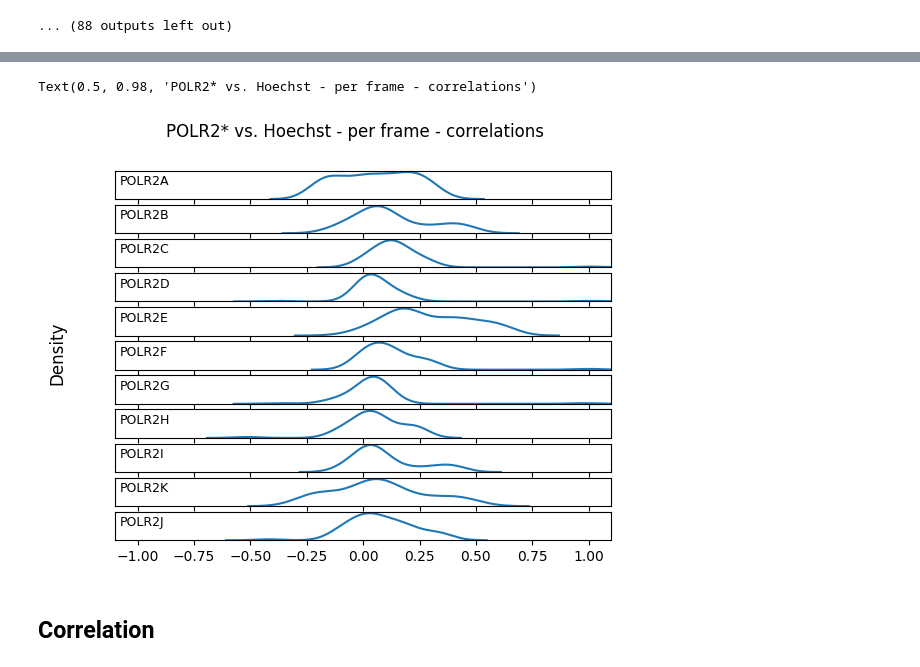
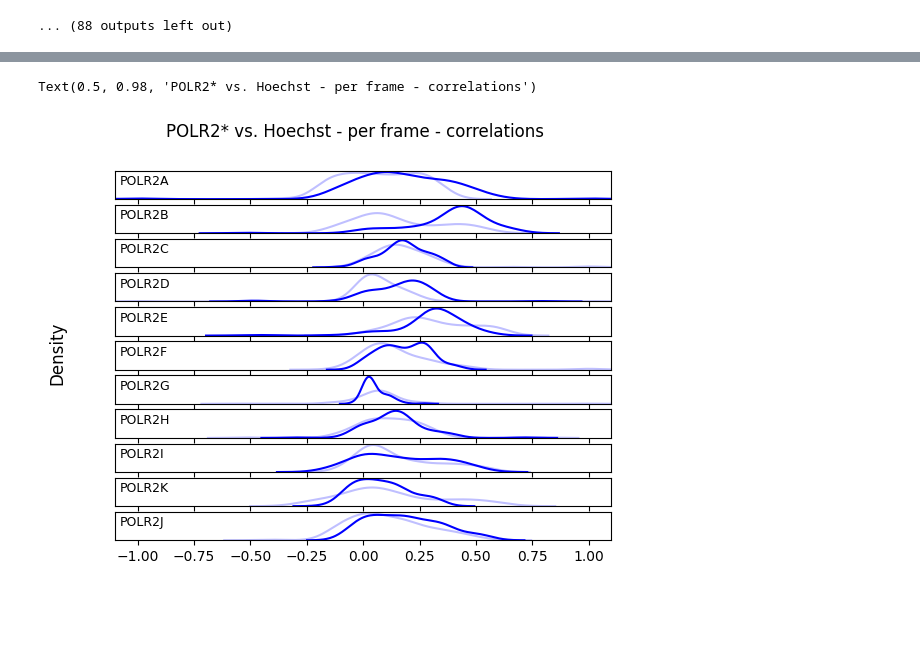
Before and after one commit to amulyagarimella/intranuclear-structures, a Jupyter notebook: compare_subunits_v1.ipynb, the cells around one changed output, grey strips where cells are left out. Saved outputs shown, nothing was run; the diff lists cells and outputs as text; code cells hidden in the pictures; blank space fills up the shorter version.

```diff
--- a/compare_subunits_v1.ipynb
+++ b/compare_subunits_v1.ipynb
@@ -196,3 +129,6 @@ POLR2J
+# %%
+with open("/Users/amulya/Desktop/Buenrostro_Lab/intranuclear-structures/pol_shifted_imgs.pickle", "rb") as input_file:
+    shifted_res = pickle.load(input_file)
 # %% [markdown]
 # xcorr surface viz
 # %%
@@ -288 +226,25 @@ Text(0.5, 0.98, 'POLR2* vs. Hoechst - max xcorr')
+# %%
+corrs = {}
+for k, (v0, v1, v2) in r.items():
+    print(k)
+    if k == "POL2RB":
+        continue
+    print(np.shape(v0))
+    if np.shape(v0)[1] < 50 or np.shape(v0)[2] < 50:
+        continue
+    corrs[k] = hoechst_v_stain(v0, v1, fn = lambda a,b: scipy.stats.pearsonr(a,b)[0], norm=False,flatten=True,per_frame=True)
+# %%
+fig, axes = plt.subplots(ncols=1, nrows=len(corrs), sharex=True)
+
+for i in range(len(corrs.keys())):
+    k = list(corrs.keys())[i]
+    ax_to_use = axes[i]
+    sns.kdeplot(x=np.hstack(corrs[k]), ax=ax_to_use, label=k)
+    ax_to_use.set_ylabel("")
+    ax_to_use.set_yticks([])
+    ax_to_use.set_xlim((-1,1))
+    ax_to_use.text(0.01,0.5, k, transform=ax_to_use.transAxes, size=9)
+
+fig.supylabel("Density")
+fig.suptitle("POLR2* vs. Hoechst - Pearson r")
 # %% [markdown]
@@ -387,10 +355,14 @@ plot_shifts(x_shifts, "x")
 # %%
-def compare_shifted (shifted_imgs, fn, mip = False, mip_axis = None, per_frame = False, cut_to_mask = True, norm = False, flatten = False, per_frame_aggfunc = lambda x : x):
+def compare_shifted (shifted_imgs, fn, mip = False, mip_axis = None, per_frame = False, cut_to_mask = True, norm = False, flatten = False, per_frame_aggfunc = lambda x : x, artifact_filter_level=0):
     orig_shifted_res = {}
     for subunit, cells in shifted_imgs.items():
         res = []
         for c in tqdm(cells):
-            cell_stack_c0, cell_stack_c1, cell_stack_mask, c1_shifted, detected_shift = c
+            cell_stack_c0, cell_stack_c1, cell_stack_mask, c1_shifted = c
+            dims = np.shape(cell_stack_c0)
+            #print(dims)
+            if dims[1] < artifact_filter_level or dims[2] < artifact_filter_level:
+                continue
             res_shifted = compare_cells_hoechst_v_stain (cell_stack_mask=cell_stack_mask, cell_stack_c0=cell_stack_c0, cell_stack_c1=c1_shifted, fn=fn, mip=mip, mip_axis=mip_axis, per_frame=per_frame, cut_to_mask=cut_to_mask, norm=norm, flatten=flatten, per_frame_aggfunc=per_frame_aggfunc)
             res_orig = compare_cells_hoechst_v_stain (cell_stack_mask=cell_stack_mask, cell_stack_c0=cell_stack_c0, cell_stack_c1=cell_stack_c1, fn=fn, mip=mip, mip_axis=mip_axis, per_frame=per_frame, cut_to_mask=cut_to_mask, norm=norm, flatten=flatten, per_frame_aggfunc=per_frame_aggfunc)
             res.append((res_orig, res_shifted))
@@ -454,24 +409,23 @@ corrs_shifted = compare_shifted(shifted_imgs, fn = lambda a,b :correlate_mask_na
 # %%
-to_plot = {k : [y for x in v for y in x ][0] for k, v in corrs_shifted.items()}
+to_plot = {k : np.ravel(v[0]) for k, v in corrs_shifted.items()}
 fig, axes = plt.subplots(ncols=1, nrows=len(to_plot), sharex=True)
 
 for i in range(len(corrs_shifted.keys())):
     k = list(to_plot.keys())[i]
     ax_to_use = axes[i]
-    sns.kdeplot(x=to_plot[k], ax=ax_to_use, label=k)
+    sns.kdeplot(x=np.ravel(corrs_shifted[k][0]), ax=ax_to_use, label=k,alpha=0.25,c="b")
+    sns.kdeplot(x=np.ravel(corrs_shifted[k][1]), ax=ax_to_use, label=k,c="b")
     ax_to_use.set_ylabel("")
     ax_to_use.set_yticks([])
     ax_to_use.set_xlim((-1.1,1.1))
     ax_to_use.text(0.01,0.5, k, transform=ax_to_use.transAxes, size=9)
 
 fig.supylabel("Density")
 fig.suptitle("POLR2* vs. Hoechst - per frame - correlations")
 # %% [output]
 Text(0.5, 0.98, 'POLR2* vs. Hoechst - per frame - correlations')
-[figure, old version]
+[figure, new version]
 # %%
 import pickle
 with open("pol_shifted_imgs.pickle", "wb") as output_file:
     pickle.dump(shifted_imgs, output_file)
-# %% [markdown]
-## Correlation
```
Also changed, not shown: parts of 34 cells of this notebook, 1 other file.
